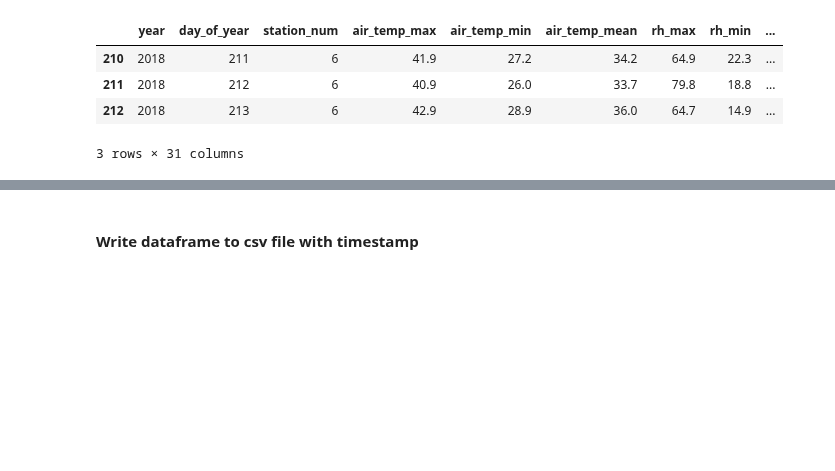
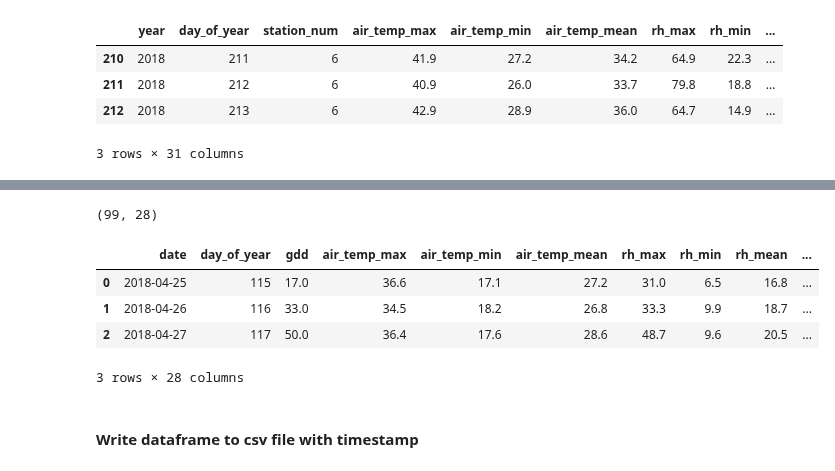
Before and after one commit to genophenoenvo/terraref-datasets, a Jupyter notebook: notebooks/season_6_data_cleaning_2020-03-09.ipynb, the cells around one changed output, grey strips where cells are left out. Saved outputs shown, nothing was run; the diff lists cells and outputs as text; code cells hidden in the pictures; blank space fills up the shorter version.

Commit message:
added season 6 weather station and gdd

```diff
--- a/notebooks/season_6_data_cleaning_2020-03-09.ipynb
+++ b/notebooks/season_6_data_cleaning_2020-03-09.ipynb
@@ -455,3 +415,26 @@ fle_5.duplicated().value_counts()
+# %%
+# will not include year, station_num, or daily_gdd
+# reset index
+
+new_col_order = ['date', 'day_of_year', 'gdd', 'air_temp_max', 'air_temp_min',
+       'air_temp_mean', 'rh_max', 'rh_min', 'rh_mean', 'vpd_mean',
+       'solar_rad_total', 'precip_total', 'four_in_soil_temp_max',
+       'four_in_soil_temp_min', 'four_in_soil_temp_mean',
+       'twenty_in_soil_temp_max', 'four_in_soil_temp_min.1',
+       'four_in_soil_temp_mean.1', 'wind_speed_mean', 'wind_vec_mag',
+       'wind_vec_dir', 'wind_dir_std', 'max_wind_speed', 'heat_units', 'eto',
+       'eto_pm', 'vapor_pressure_mean', 'dewpoint_mean']
+
+weather_df_5 = pd.DataFrame(data=weather_df_4, columns = new_col_order).reset_index(drop=True)
+print(weather_df_5.shape)
+weather_df_5.head(3)
+# %% [output]
+(99, 28)
+|  | date | day_of_year | gdd | air_temp_max | air_temp_min | air_temp_mean | rh_max | rh_min | rh_mean | ... |
+| 0 | 2018-04-25 | 115 | 17.0 | 36.6 | 17.1 | 27.2 | 31.0 | 6.5 | 16.8 | ... |
+| 1 | 2018-04-26 | 116 | 33.0 | 34.5 | 18.2 | 26.8 | 33.3 | 9.9 | 18.7 | ... |
+| 2 | 2018-04-27 | 117 | 50.0 | 36.4 | 17.6 | 28.6 | 48.7 | 9.6 | 20.5 | ... |
+3 rows × 28 columns
 # %% [markdown]
 #### Write dataframe to csv file with timestamp
 # %%
```
Also changed, not shown: parts of 18 cells of this notebook.
